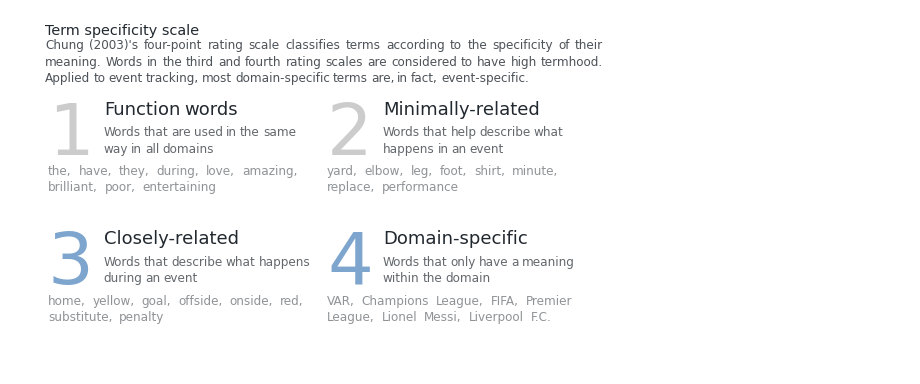
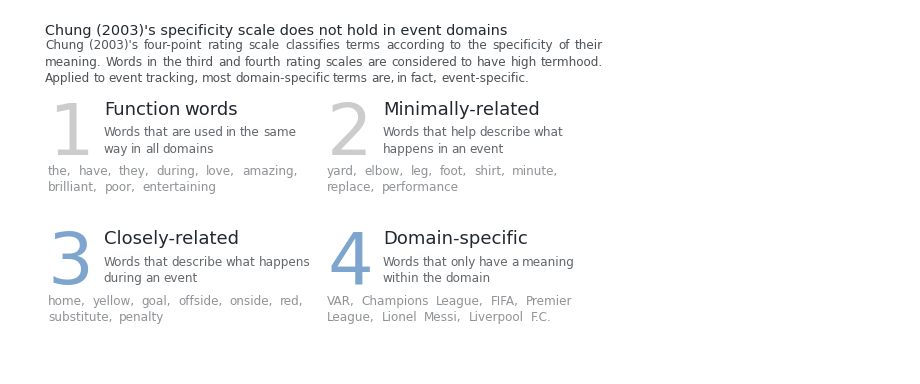
Before and after one commit to NicholasMamo/phd-data, a Jupyter notebook: chapter-4/section-4.2/notebooks/specificity-scale.ipynb, the cells around one changed output. Saved outputs shown, nothing was run; the diff lists cells and outputs as text; code cells hidden in the pictures.

```diff
--- a/chapter-4/section-4.2/notebooks/specificity-scale.ipynb
+++ b/chapter-4/section-4.2/notebooks/specificity-scale.ipynb
@@ -47,32 +47,32 @@ viz = Drawable(plt.figure(figsize=(10, 5)))
 
 # draw the scale numbering and then the titles and descriptions
 for i in range(len(titles)):
     color = 'C5' if i < 2 else 'C1'
     x, y = i % 2, math.floor(i / 2)
     viz.annotate(f"{i + 1}", (x, x + 1), (y),
                  align='left', va='top', color=color, **scale_style)
 
     title, description, terms = titles[i], descriptions[i], term_sets[i]
     viz.annotate(title, (x + xpad, x + 1), y,
                  align='left', va='top', **title_style)
     viz.annotate(description, (x + xpad, x + 1), y + ypad,
                  align='left', va='top', **description_style)
     viz.annotate(', '.join(terms[:]), (x, x + 1), y + 0.5,
                  align='left', va='top', **term_style)
 
 # finalize the visualization
 viz.set_xticks([])
 viz.set_yticks([])
 viz.set_xlim(0, 2)
 viz.set_ylim(-0.1, 2)
 viz.grid(False)
 viz.axes.axes.set_frame_on(False)
 viz.invert_yaxis()
-viz.set_title('Term specificity scale', loc='left')
+viz.set_title("Chung (2003)'s specificity scale does not hold in event domains", loc='left')
 viz.set_caption("""Chung (2003)'s four-point rating scale classifies terms according to the specificity of their meaning.
                    Words in the third and fourth rating scales are considered to have high termhood.
                    Applied to event tracking, most domain-specific terms are, in fact, event-specific.""",
                 align='justify')
 viz.savefig('../exports/4.2-specificity-scale.png', dpi=300, bbox_inches='tight')
 # %% [output]
-[figure, old version]
+[figure, new version]
```
Also changed, not shown: 14 other files.
